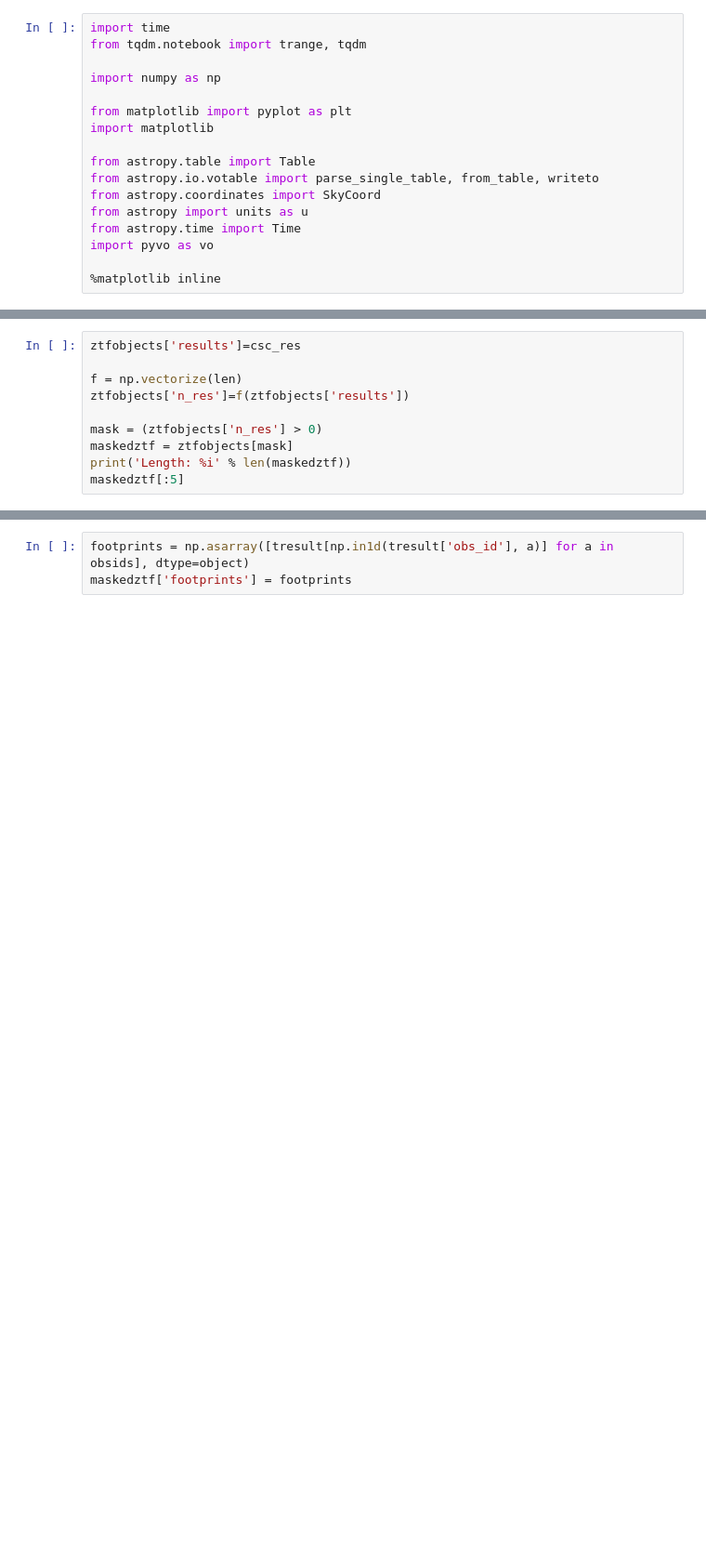
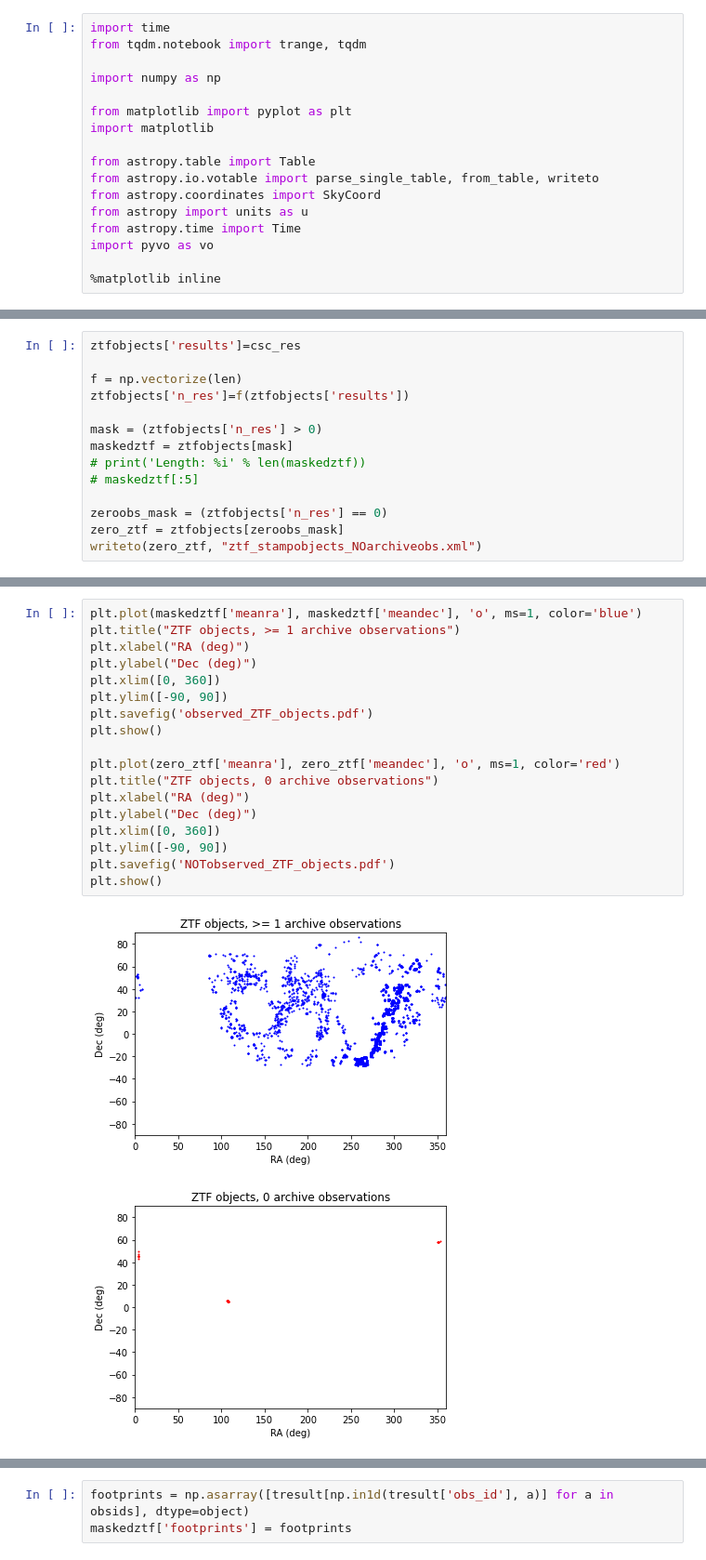
Before and after one commit to edengirma/CDAAnnotation, a Jupyter notebook: FITS_handling/pyVO_testing.ipynb, the cells around one changed output, grey strips where cells are left out. Shown at 93% size. Saved outputs shown, nothing was run; the diff lists cells and outputs as text; blank space fills up the shorter version.

```diff
--- a/FITS_handling/pyVO_testing.ipynb
+++ b/FITS_handling/pyVO_testing.ipynb
@@ -46,5 +46,9 @@ ztfobjects['n_res']=f(ztfobjects['results'])
 
 mask = (ztfobjects['n_res'] > 0)
 maskedztf = ztfobjects[mask]
-print('Length: %i' % len(maskedztf))
-maskedztf[:5]
+# print('Length: %i' % len(maskedztf))
+# maskedztf[:5]
+
+zeroobs_mask = (ztfobjects['n_res'] == 0)
+zero_ztf = ztfobjects[zeroobs_mask]
+writeto(zero_ztf, "ztf_stampobjects_NOarchiveobs.xml")
@@ -61 +63,22 @@ Table length=5
+# %%
+plt.plot(maskedztf['meanra'], maskedztf['meandec'], 'o', ms=1, color='blue')
+plt.title("ZTF objects, >= 1 archive observations")
+plt.xlabel("RA (deg)")
+plt.ylabel("Dec (deg)")
+plt.xlim([0, 360])
+plt.ylim([-90, 90])
+plt.savefig('observed_ZTF_objects.pdf')
+plt.show()
+
+plt.plot(zero_ztf['meanra'], zero_ztf['meandec'], 'o', ms=1, color='red')
+plt.title("ZTF objects, 0 archive observations")
+plt.xlabel("RA (deg)")
+plt.ylabel("Dec (deg)")
+plt.xlim([0, 360])
+plt.ylim([-90, 90])
+plt.savefig('NOTobserved_ZTF_objects.pdf')
+plt.show()
+# %% [output]
+[figure, added]
+[figure, added]
 # %%
```
Also changed, not shown: parts of 9 cells of this notebook.
